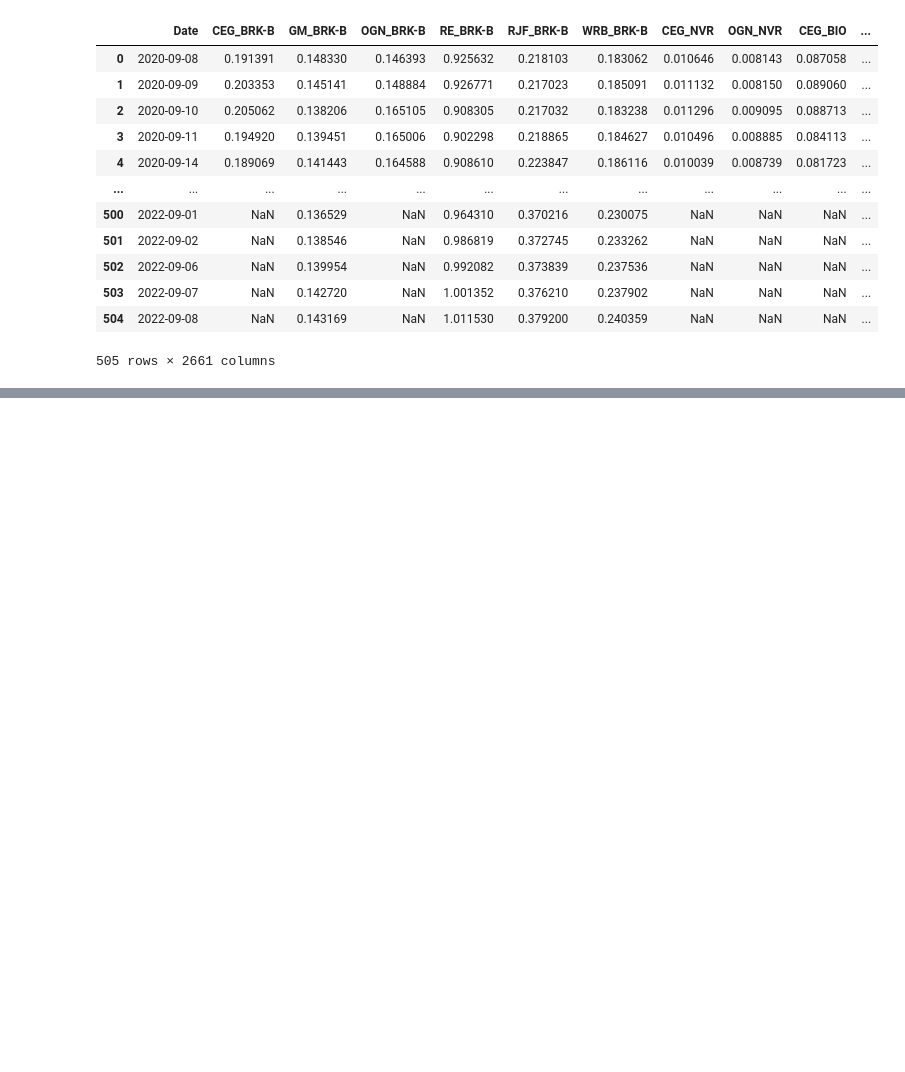
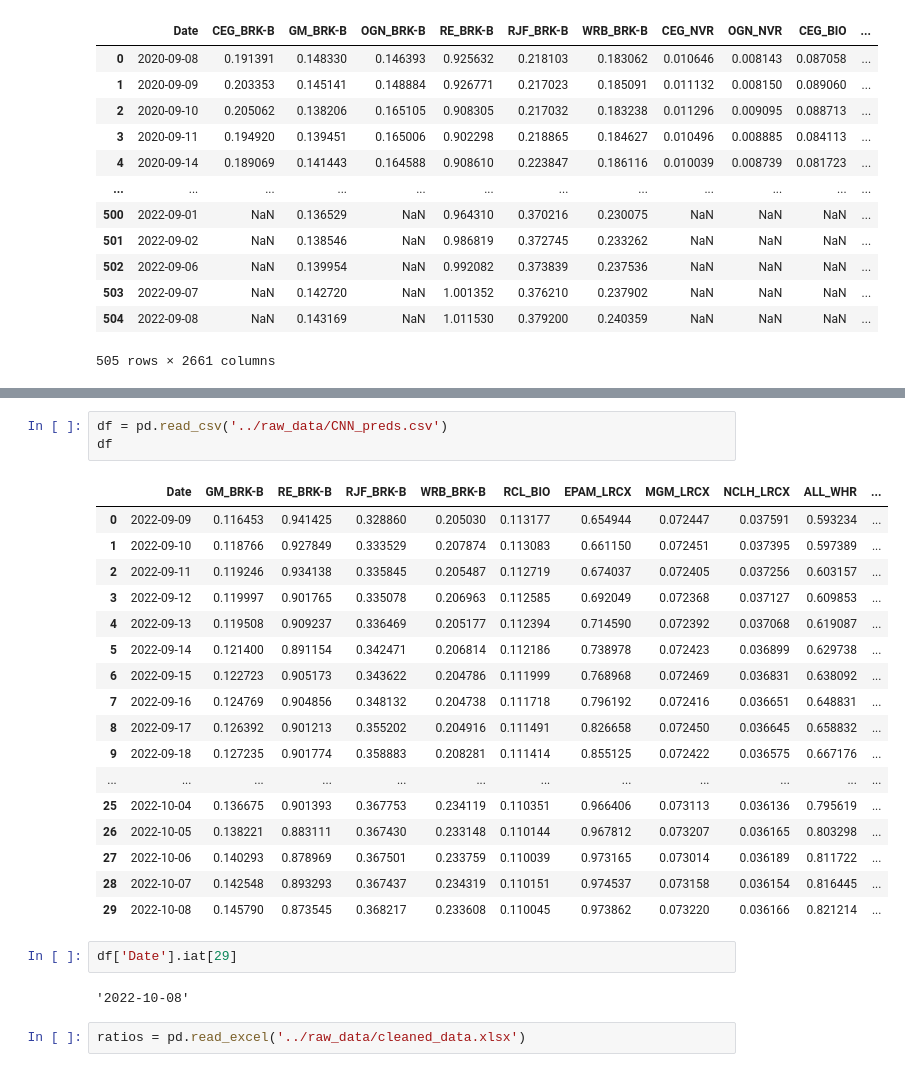
Before and after one commit to greengamma/long-short-trade-ideas-generator, a Jupyter notebook: notebooks/CNN_model.ipynb, the cells around one changed output, grey strips where cells are left out. Drawn from its saved outputs; the diff is of its cells as text; blank space fills up the shorter version.

```diff
--- a/notebooks/CNN_model.ipynb
+++ b/notebooks/CNN_model.ipynb
@@ -274,0 +273,27 @@ pd
+# %%
+df = pd.read_csv('../raw_data/CNN_preds.csv')
+df
+# %% [output]
+|  | Date | GM_BRK-B | RE_BRK-B | RJF_BRK-B | WRB_BRK-B | RCL_BIO | EPAM_LRCX | MGM_LRCX | NCLH_LRCX | ALL_WHR | ... |
+| 0 | 2022-09-09 | 0.116453 | 0.941425 | 0.328860 | 0.205030 | 0.113177 | 0.654944 | 0.072447 | 0.037591 | 0.593234 | ... |
+| 1 | 2022-09-10 | 0.118766 | 0.927849 | 0.333529 | 0.207874 | 0.113083 | 0.661150 | 0.072451 | 0.037395 | 0.597389 | ... |
+| 2 | 2022-09-11 | 0.119246 | 0.934138 | 0.335845 | 0.205487 | 0.112719 | 0.674037 | 0.072405 | 0.037256 | 0.603157 | ... |
+| 3 | 2022-09-12 | 0.119997 | 0.901765 | 0.335078 | 0.206963 | 0.112585 | 0.692049 | 0.072368 | 0.037127 | 0.609853 | ... |
+| 4 | 2022-09-13 | 0.119508 | 0.909237 | 0.336469 | 0.205177 | 0.112394 | 0.714590 | 0.072392 | 0.037068 | 0.619087 | ... |
+| 5 | 2022-09-14 | 0.121400 | 0.891154 | 0.342471 | 0.206814 | 0.112186 | 0.738978 | 0.072423 | 0.036899 | 0.629738 | ... |
+| 6 | 2022-09-15 | 0.122723 | 0.905173 | 0.343622 | 0.204786 | 0.111999 | 0.768968 | 0.072469 | 0.036831 | 0.638092 | ... |
+| 7 | 2022-09-16 | 0.124769 | 0.904856 | 0.348132 | 0.204738 | 0.111718 | 0.796192 | 0.072416 | 0.036651 | 0.648831 | ... |
+| 8 | 2022-09-17 | 0.126392 | 0.901213 | 0.355202 | 0.204916 | 0.111491 | 0.826658 | 0.072450 | 0.036645 | 0.658832 | ... |
+| 9 | 2022-09-18 | 0.127235 | 0.901774 | 0.358883 | 0.208281 | 0.111414 | 0.855125 | 0.072422 | 0.036575 | 0.667176 | ... |
+| ... | ... | ... | ... | ... | ... | ... | ... | ... | ... | ... | ... |
+| 25 | 2022-10-04 | 0.136675 | 0.901393 | 0.367753 | 0.234119 | 0.110351 | 0.966406 | 0.073113 | 0.036136 | 0.795619 | ... |
+| 26 | 2022-10-05 | 0.138221 | 0.883111 | 0.367430 | 0.233148 | 0.110144 | 0.967812 | 0.073207 | 0.036165 | 0.803298 | ... |
+| 27 | 2022-10-06 | 0.140293 | 0.878969 | 0.367501 | 0.233759 | 0.110039 | 0.973165 | 0.073014 | 0.036189 | 0.811722 | ... |
+| 28 | 2022-10-07 | 0.142548 | 0.893293 | 0.367437 | 0.234319 | 0.110151 | 0.974537 | 0.073158 | 0.036154 | 0.816445 | ... |
+| 29 | 2022-10-08 | 0.145790 | 0.873545 | 0.368217 | 0.233608 | 0.110045 | 0.973862 | 0.073220 | 0.036166 | 0.821214 | ... |
+# %%
+df['Date'].iat[29]
+# %% [output]
+'2022-10-08'
+# %%
+ratios = pd.read_excel('../raw_data/cleaned_data.xlsx')
```
Also changed, not shown: parts of 28 cells of this notebook, 5 other files.
